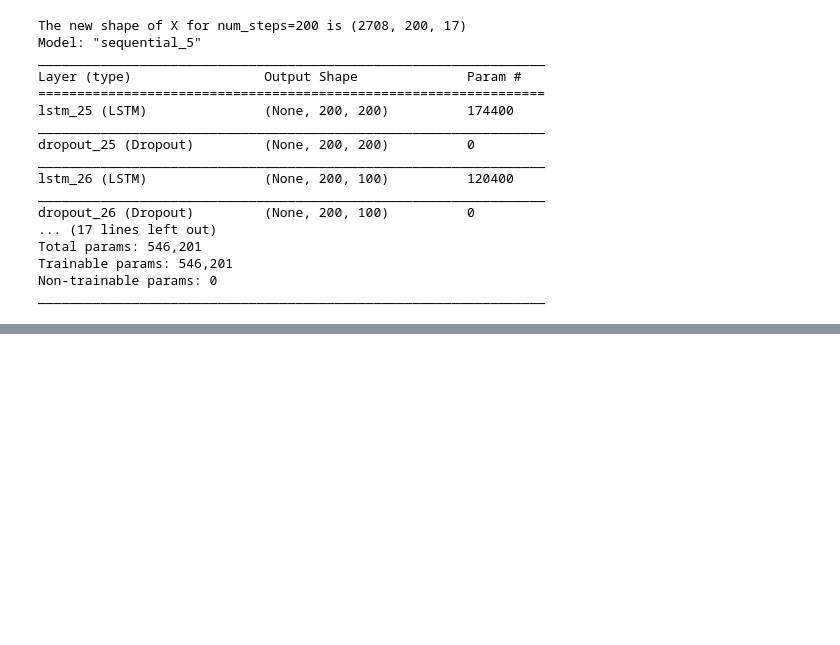
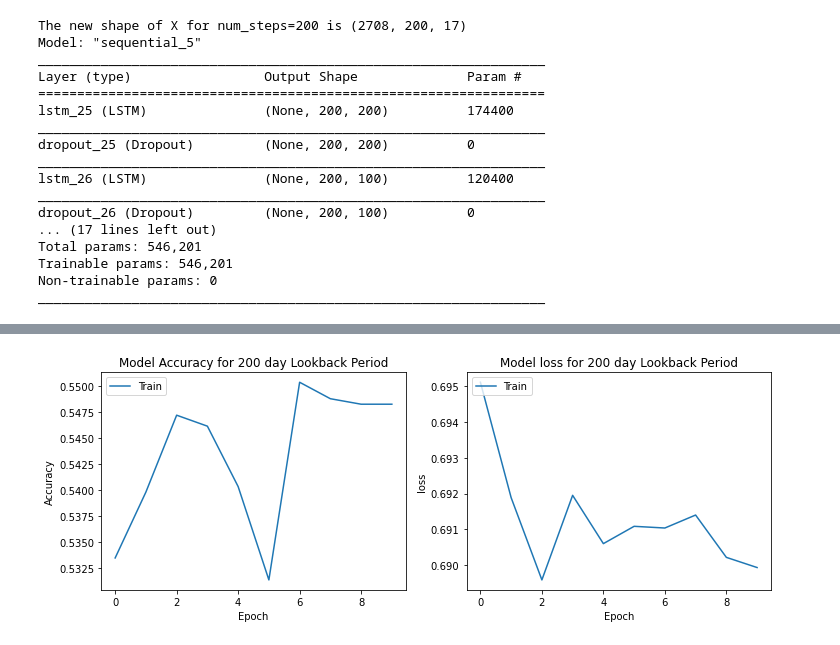
Before and after one commit to fabulouskorex/Capstone-Project, a Jupyter notebook: Deep_Learning_in_Finance.ipynb, the cells around one changed output, grey strips where cells are left out. Drawn from its saved outputs; the diff is of its cells as text; code cells hidden in the pictures; blank space fills up the shorter version.

```diff
--- a/Deep_Learning_in_Finance.ipynb
+++ b/Deep_Learning_in_Finance.ipynb
@@ -1004,20 +1012,22 @@ Epoch 6/10
 # %%
 fig, (ax1, ax2) = plt.subplots(1, 2, figsize=(12, 4))
 
 # Plot accuracy
-ax1.plot(hist50.history['accuracy'])
-ax1.set_title("Model Accuracy for 50 day Lookback Period")
+ax1.plot(hist200.history['accuracy'])
+ax1.set_title("Model Accuracy for 200 day Lookback Period")
 ax1.set_ylabel("Accuracy")
 ax1.set_xlabel("Epoch")
 ax1.legend(['Train'], loc='upper left')
 
 # Plot loss
-ax2.plot(hist50.history['loss'])
-ax2.set_title('Model loss for 50 day Lookback Period')
+ax2.plot(hist200.history['loss'])
+ax2.set_title('Model loss for 200 day Lookback Period')
 ax2.set_ylabel('loss')
 ax2.set_xlabel('Epoch')
 ax2.legend(['Train'], loc='upper left')
 
 plt.show()
+# %% [output]
+[figure, added]
 # %%
 # Confusion Matrix
```
Also changed, not shown: parts of 9 cells of this notebook.
